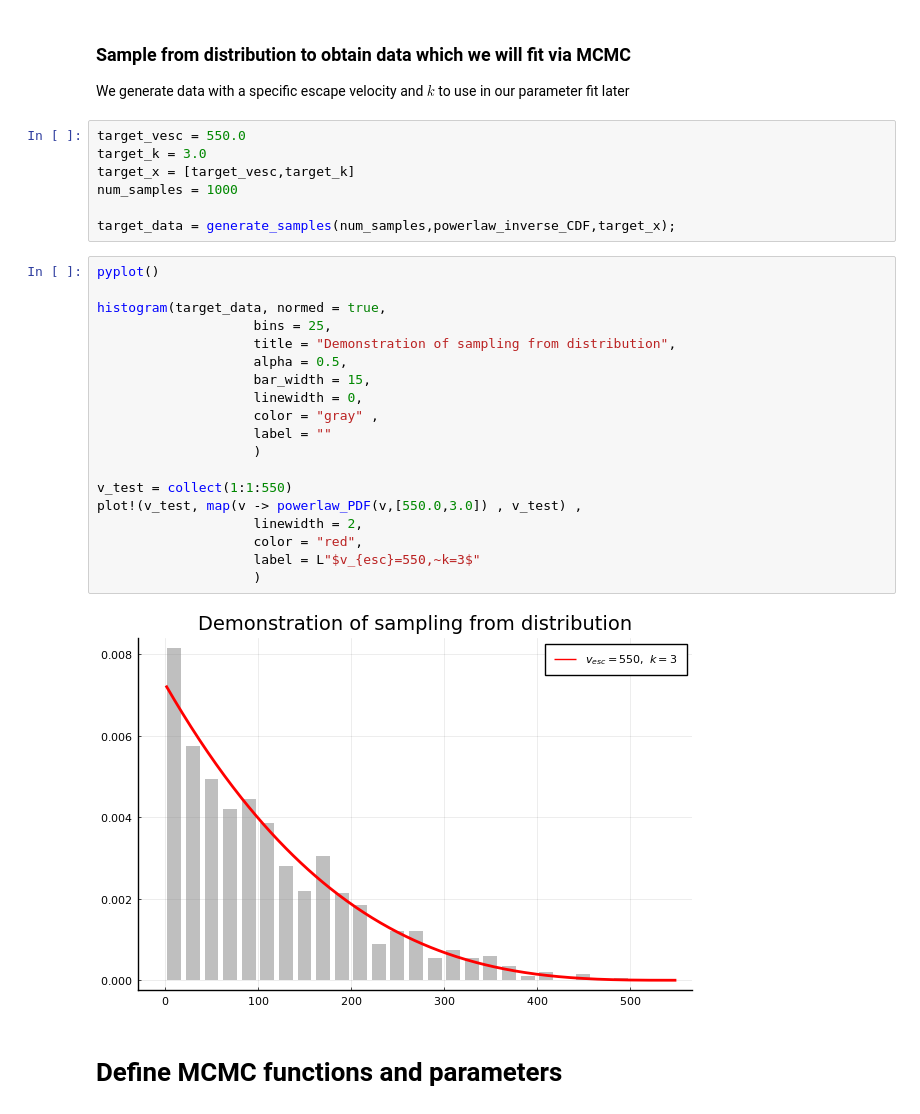
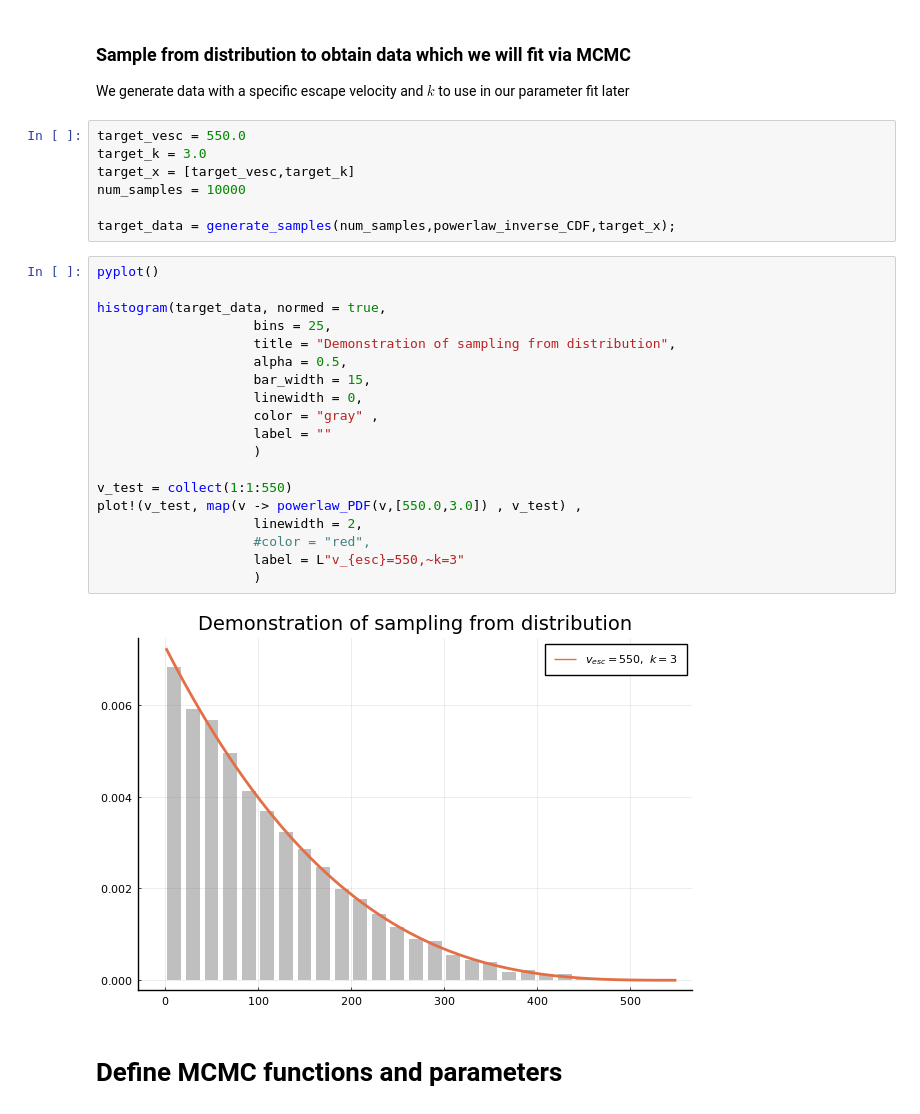
Before and after one commit to CianMRoche/18.337-Final-Project, a Jupyter notebook: MH_julia.ipynb, the cells around one changed output. Drawn from its saved outputs; the diff is of its cells as text.

```diff
--- a/MH_julia.ipynb
+++ b/MH_julia.ipynb
@@ -65,30 +55,30 @@ We generate data with a specific escape velocity and $k$ to use in our parameter
 target_vesc = 550.0
 target_k = 3.0
 target_x = [target_vesc,target_k]
-num_samples = 1000
+num_samples = 10000
 
 target_data = generate_samples(num_samples,powerlaw_inverse_CDF,target_x);
 # %%
 pyplot()
 
 histogram(target_data, normed = true,
                     bins = 25,
                     title = "Demonstration of sampling from distribution",
                     alpha = 0.5,
                     bar_width = 15,
                     linewidth = 0,
                     color = "gray" ,
                     label = ""
                     )
 
 v_test = collect(1:1:550)
 plot!(v_test, map(v -> powerlaw_PDF(v,[550.0,3.0]) , v_test) ,
                     linewidth = 2,
-                    color = "red",
-                    label = L"$v_{esc}=550,~k=3$"
+                    #color = "red",
+                    label = L"v_{esc}=550,~k=3"
                     )
 # %% [output]
-[figure, old version]
+[figure, new version]
 # %% [markdown]
 # Define MCMC functions and parameters
 # %%
```
Also changed, not shown: parts of 10 cells of this notebook, 1 other file.
